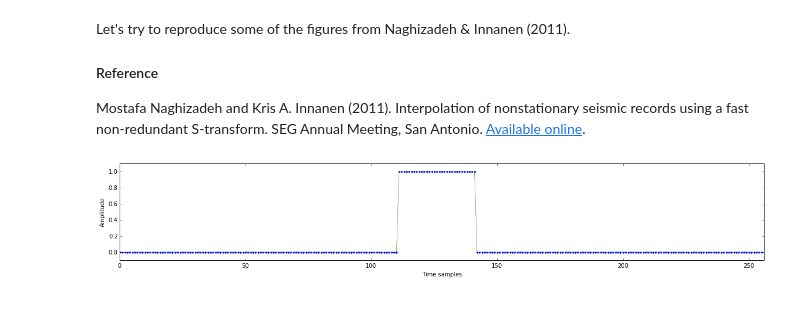
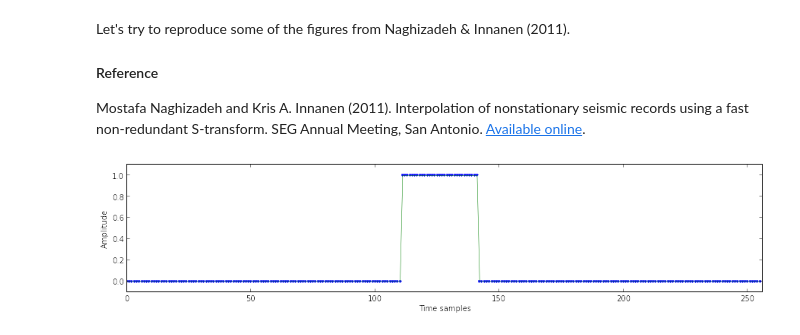
Before and after one commit to kwinkunks/timefreak, a Jupyter notebook: fst.ipynb, the cells around one changed output. Cells and saved outputs as stored; diff of their text form; code cells hidden in the pictures.

```diff
--- a/fst.ipynb
+++ b/fst.ipynb
@@ -237,22 +275,22 @@ S-transform. SEG Annual Meeting, San Antonio. [Available online](http://www.ualb
 # %%
 n = 256
 #t = np.arange(0,1,1./n)
 t = np.arange(0,n)
 
-s = np.zeros(len(ts), np.complex128)
+s = np.zeros(len(t), np.complex128)
 s[111:142] = 1.
 
-plt.figure(figsize=(20,3))
+plt.figure(figsize=(15,3))
 ax1 = plt.subplot(111)
 ax1.plot(t, s.real, '.')
 ax1.plot(t, s.real, lw=0.5)
 ax1.set_xlim((0, 256))
 ax1.set_ylim((-0.1, 1.1))
 plt.xlabel('Time samples')
 plt.ylabel('Amplitude')
 plt.show()
 # %% [output]
-[figure, old version]
+[figure, new version]
 # %%
 S = gft.gft1d(s, 'gaussian')
 
```
Also changed, not shown: parts of 25 cells of this notebook.
